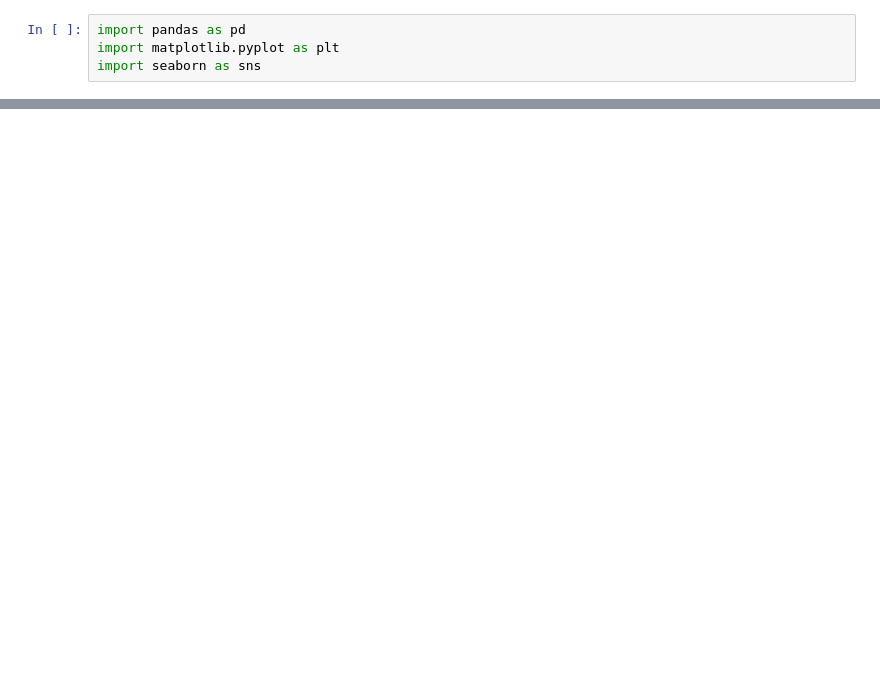
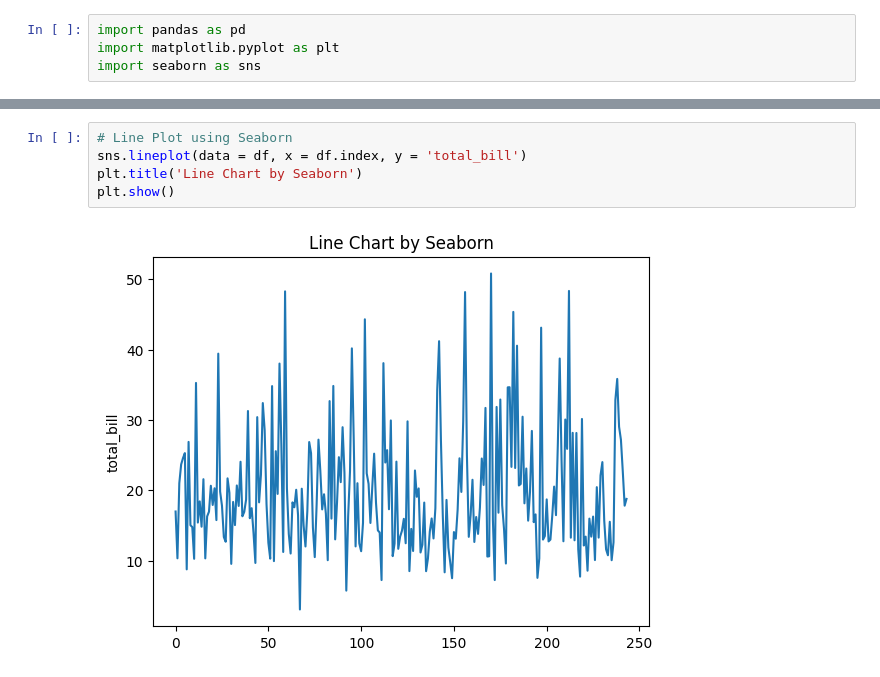
Before and after one commit to 95Vinkay/AIML, a Jupyter notebook: New_day8_9.ipynb, the cells around one changed output, grey strips where cells are left out. Saved outputs shown, nothing was run; the diff lists cells and outputs as text; blank space fills up the shorter version.

```diff
--- a/New_day8_9.ipynb
+++ b/New_day8_9.ipynb
@@ -75,0 +97,7 @@ import seaborn as sns
+# %%
+# Line Plot using Seaborn
+sns.lineplot(data = df, x = df.index, y = 'total_bill')
+plt.title('Line Chart by Seaborn')
+plt.show()
+# %% [output]
+[figure, added]
```
Also changed, not shown: parts of 23 cells of this notebook.
